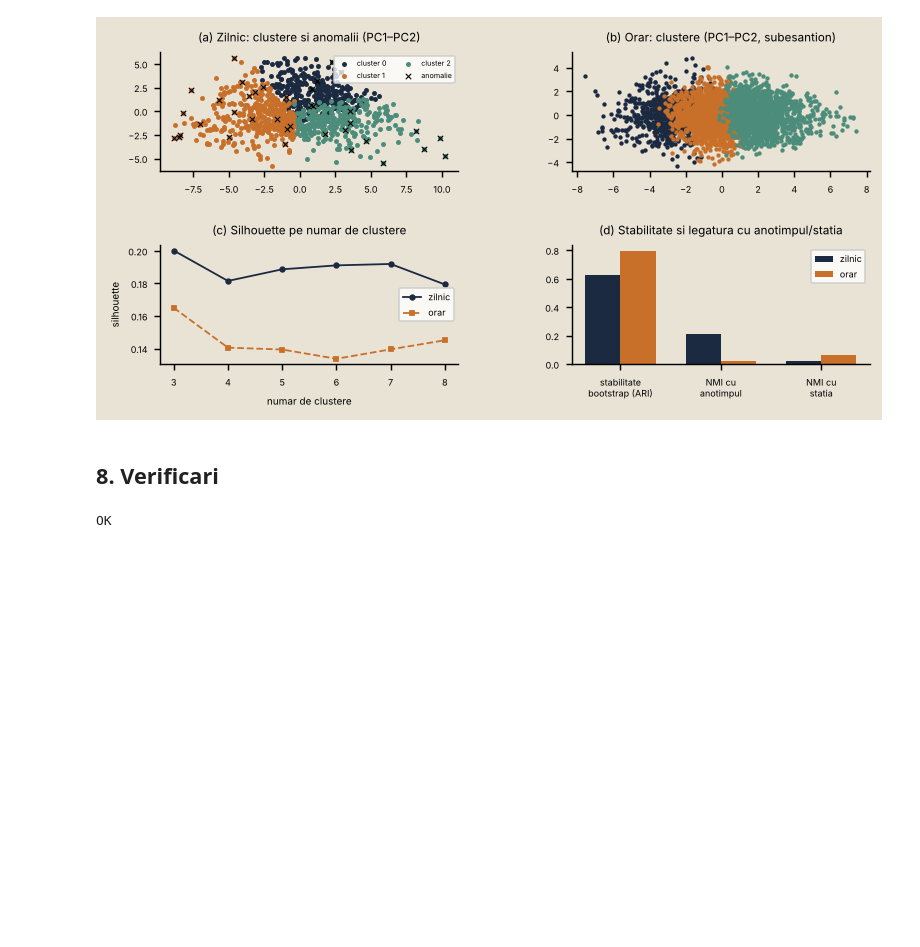
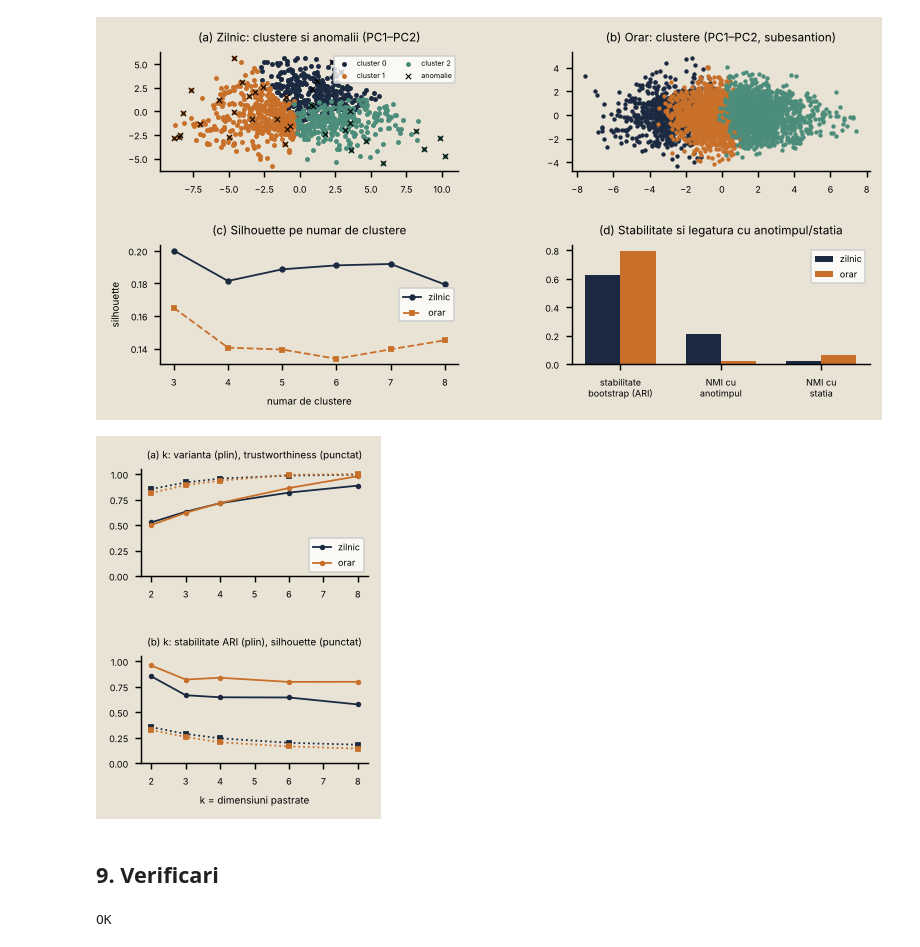
Before and after one commit to dianagrgr63/U12_GrigoreDiana, a Jupyter notebook: notebooks/04_structures.ipynb, the cells around one changed output. Drawn from its saved outputs; the diff is of its cells as text; code cells hidden in the pictures; blank space fills up the shorter version.

```diff
--- a/notebooks/04_structures.ipynb
+++ b/notebooks/04_structures.ipynb
@@ -387,7 +453,26 @@ for a_ in axes.ravel():
 plt.savefig(FIG / "cp4_structuri.png", dpi=300, facecolor=BG); plt.show()
 # %% [output]
 [figure]
+# %%
+# figura pentru slide 2: ablatie pe k (combinat)
+fig, axes = plt.subplots(2, 1, figsize=(2.3, 2.9), facecolor=BG, gridspec_kw=dict(hspace=0.75, left=0.2, right=0.96, top=0.9, bottom=0.12))
+for a_ in axes: a_.set_facecolor(BG); a_.tick_params(labelsize=5)
+for name, col in (("zilnic", "#1B2A41"), ("orar", "#C8702A")):
+    d_ = abl[abl["alinierea"] == name]
+    axes[0].plot(d_["k_dim"], d_["varianta_explicata"], "-o", ms=2, lw=1, color=col, label=name)
+    axes[0].plot(d_["k_dim"], d_["trustworthiness"], ":s", ms=2, lw=1, color=col)
+    axes[1].plot(d_["k_dim"], d_["ARI_bootstrap"], "-o", ms=2, lw=1, color=col, label=name)
+    axes[1].plot(d_["k_dim"], d_["silhouette"], ":s", ms=2, lw=1, color=col)
+axes[0].set_title("(a) k: varianta (plin), trustworthiness (punctat)", fontsize=5.5)
+axes[1].set_title("(b) k: stabilitate ARI (plin), silhouette (punctat)", fontsize=5.5)
+axes[1].set_xlabel("k = dimensiuni pastrate", fontsize=5.5)
+axes[0].legend(fontsize=5, loc="lower right"); axes[0].set_ylim(0, 1.05); axes[1].set_ylim(0, 1.05)
+for a_ in axes:
+    for sp in ("top", "right"): a_.spines[sp].set_visible(False)
+plt.savefig(FIG / "cp4_figura_slide2.png", dpi=300, facecolor=BG); plt.show()
+# %% [output]
+[figure, added]
 # %% [markdown]
-## 8. Verificari
+## 9. Verificari
 # %%
 for f in ["table_main_alignment.csv", "agreement_daily_vs_hourly.csv", "anomalies_summary.csv", "clusters_daily.csv",
```
Also changed, not shown: parts of 4 cells of this notebook, 3 other files.
